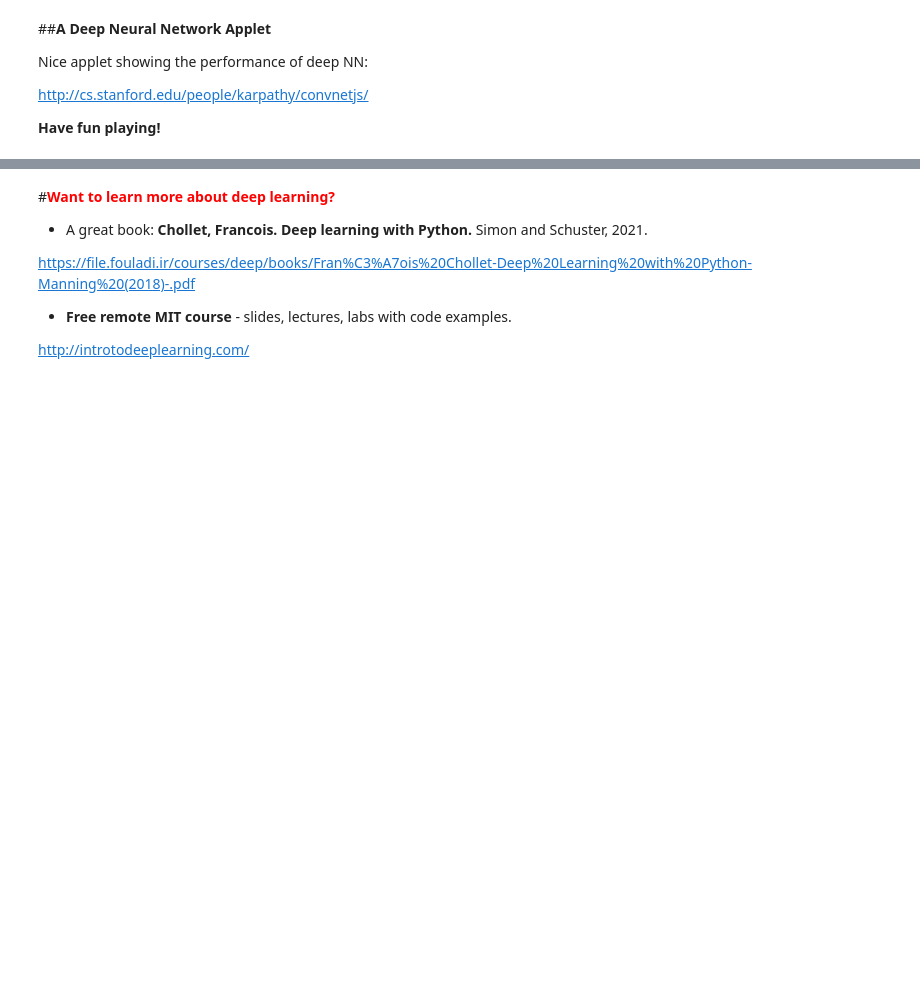
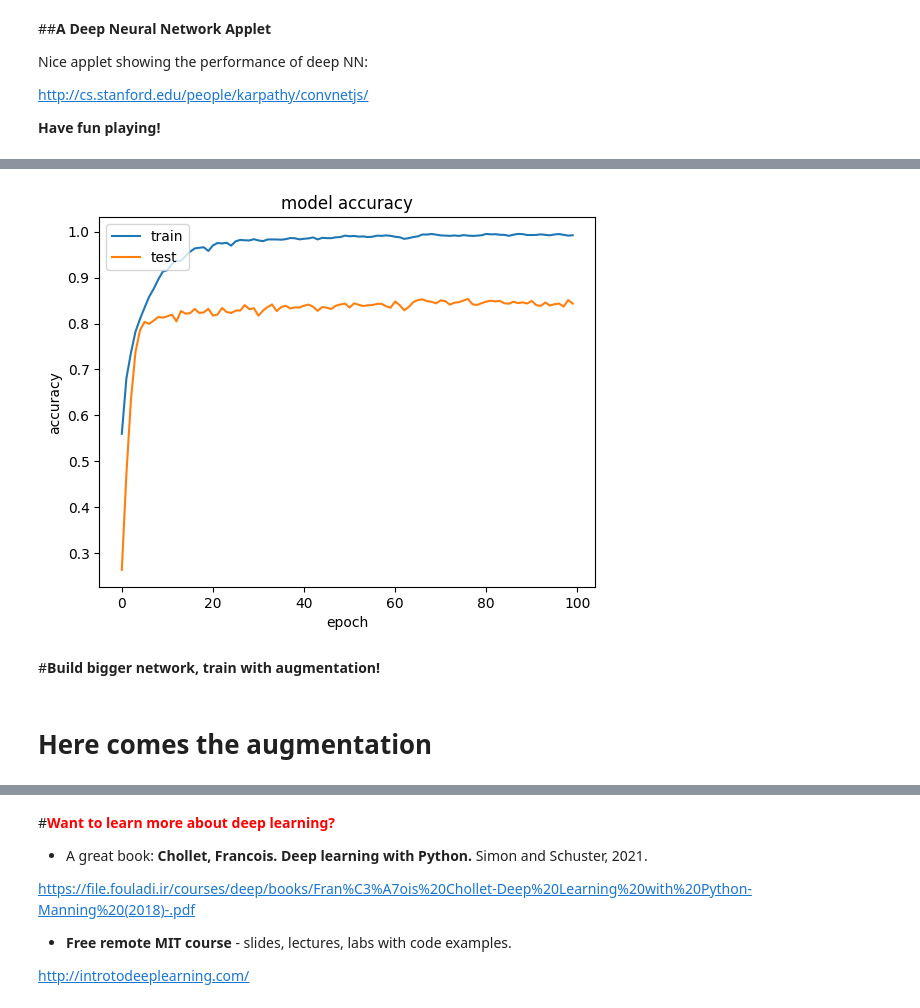
Before and after one commit to Trivial137/MachineLearning-KISD-2026, a Jupyter notebook: lecture4.ipynb, the cells around one changed output, grey strips where cells are left out. Saved outputs shown, nothing was run; the diff lists cells and outputs as text; code cells hidden in the pictures; blank space fills up the shorter version.

```diff
--- a/lecture4.ipynb
+++ b/lecture4.ipynb
@@ -1288,0 +1442,8 @@ http://cs.stanford.edu/people/karpathy/convnetjs/
+# %%
+#convert integers to float; normalise and center the mean
+x_train=x_train.astype("float32")
+x_test=x_test.astype("float32")
+mean=np.mean(x_train)
+std=np.std(x_train)
+x_test=(x_test-mean)/std
+x_train=(x_train-mean)/std
@@ -1288,0 +1531,4 @@ http://cs.stanford.edu/people/karpathy/convnetjs/
+# %%
+
+# training without augmentation
+history=model.fit(x_train, y_train, batch_size=128, epochs=100, validation_data=(x_test, y_test))
@@ -1288,0 +1568,14 @@ http://cs.stanford.edu/people/karpathy/convnetjs/
+# %%
+# plotting helper function
+def plothist(hist):
+    plt.plot(hist.history['accuracy'])
+    plt.plot(hist.history['val_accuracy'])
+    plt.title('model accuracy')
+    plt.ylabel('accuracy')
+    plt.xlabel('epoch')
+    plt.legend(['train', 'test'], loc='upper left')
+    plt.show()
+# %%
+plothist(history)
+# %% [output]
+[figure, added]
@@ -1288,0 +1585,4 @@ http://cs.stanford.edu/people/karpathy/convnetjs/
+# %% [markdown]
+#**Build bigger network, train with augmentation!**
+# %% [markdown]
+# **Here comes the augmentation**
```
Also changed, not shown: parts of 37 cells of this notebook.
